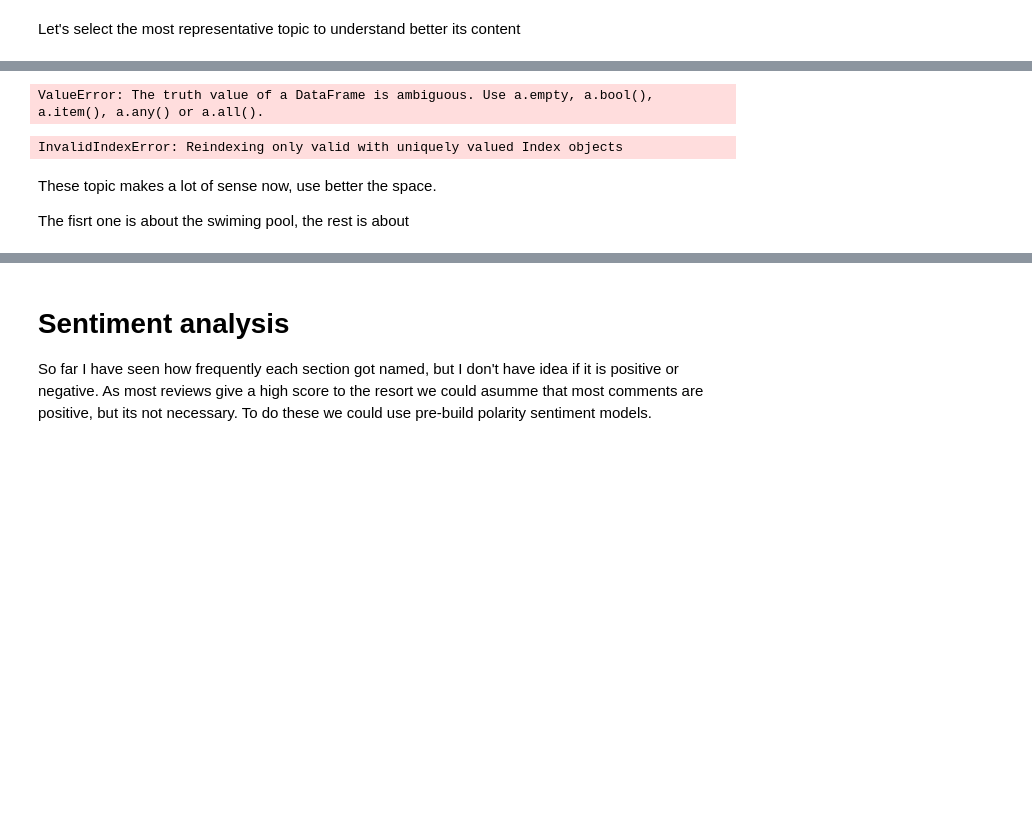
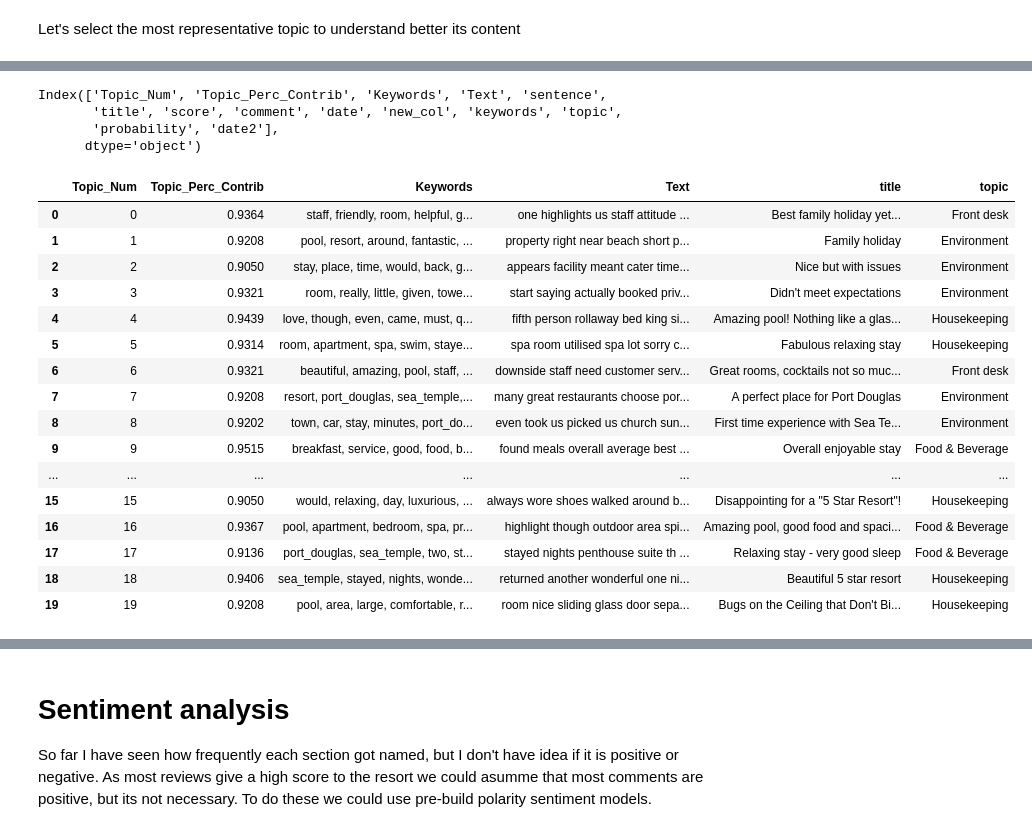
Before and after one commit to pippo-sci/Pullman, a Jupyter notebook: Reputation Timeline Sea Temple.ipynb, the cells around one changed output, grey strips where cells are left out. Drawn from its saved outputs; the diff is of its cells as text; code cells hidden in the pictures; blank space fills up the shorter version.

```diff
--- a/Reputation Timeline Sea Temple.ipynb
+++ b/Reputation Timeline Sea Temple.ipynb
@@ -823,12 +809,10 @@ True
-# %%
-topics_resume.Text.apply(" ".join).map(data_sentence.set_index('sentence')) #{v:k for k,v in enumerate(topics_resume.Text.apply(" ".join))})
-# %% [output]
-ValueError: The truth value of a DataFrame is ambiguous. Use a.empty, a.bool(), a.item(), a.any() or a.all().
-# %%
-topics_resume.Text.apply(" ".join).map(data_sentence.set_index('sentence').title)
-# %% [output]
-InvalidIndexError: Reindexing only valid with uniquely valued Index objects
-# %% [markdown]
-These topic makes a lot of sense now, use better the space.
-
-The fisrt one is about the swiming pool, the rest is about
+# %%
+topics_resume = pd.merge(topics_resume, data_sentence,
+    left_on="Text",
+    right_on="sentence",
+    how="left")
+# %% [output]
+Index(['Topic_Num', 'Topic_Perc_Contrib', 'Keywords', 'Text', 'sentence',
+       'title', 'score', 'comment', 'date', 'new_col', 'keywords', 'topic',
+       'probability', 'date2'],
+      dtype='object')
@@ -834,0 +823,20 @@ The fisrt one is about the swiming pool, the rest is about
+# %%
+topics_resume[['Topic_Num', 'Topic_Perc_Contrib', 'Keywords', 'Text','title','topic']]
+# %% [output]
+|  | Topic_Num | Topic_Perc_Contrib | Keywords | Text | title | topic |
+| 0 | 0 | 0.9364 | staff, friendly, room, helpful, g... | one highlights us staff attitude ... | Best family holiday yet... | Front desk |
+| 1 | 1 | 0.9208 | pool, resort, around, fantastic, ... | property right near beach short p... | Family holiday | Environment |
+| 2 | 2 | 0.9050 | stay, place, time, would, back, g... | appears facility meant cater time... | Nice but with issues | Environment |
+| 3 | 3 | 0.9321 | room, really, little, given, towe... | start saying actually booked priv... | Didn't meet expectations | Environment |
+| 4 | 4 | 0.9439 | love, though, even, came, must, q... | fifth person rollaway bed king si... | Amazing pool! Nothing like a glas... | Housekeeping |
+| 5 | 5 | 0.9314 | room, apartment, spa, swim, staye... | spa room utilised spa lot sorry c... | Fabulous relaxing stay | Housekeeping |
+| 6 | 6 | 0.9321 | beautiful, amazing, pool, staff, ... | downside staff need customer serv... | Great rooms, cocktails not so muc... | Front desk |
+| 7 | 7 | 0.9208 | resort, port_douglas, sea_temple,... | many great restaurants choose por... | A perfect place for Port Douglas | Environment |
+| 8 | 8 | 0.9202 | town, car, stay, minutes, port_do... | even took us picked us church sun... | First time experience with Sea Te... | Environment |
+| 9 | 9 | 0.9515 | breakfast, service, good, food, b... | found meals overall average best ... | Overall enjoyable stay | Food & Beverage |
+| ... | ... | ... | ... | ... | ... | ... |
+| 15 | 15 | 0.9050 | would, relaxing, day, luxurious, ... | always wore shoes walked around b... | Disappointing for a "5 Star Resort"! | Housekeeping |
+| 16 | 16 | 0.9367 | pool, apartment, bedroom, spa, pr... | highlight though outdoor area spi... | Amazing pool, good food and spaci... | Food & Beverage |
+| 17 | 17 | 0.9136 | port_douglas, sea_temple, two, st... | stayed nights penthouse suite th ... | Relaxing stay - very good sleep | Food & Beverage |
+| 18 | 18 | 0.9406 | sea_temple, stayed, nights, wonde... | returned another wonderful one ni... | Beautiful 5 star resort | Housekeeping |
+| 19 | 19 | 0.9208 | pool, area, large, comfortable, r... | room nice sliding glass door sepa... | Bugs on the Ceiling that Don't Bi... | Housekeeping |
```
Also changed, not shown: parts of 24 cells of this notebook.
